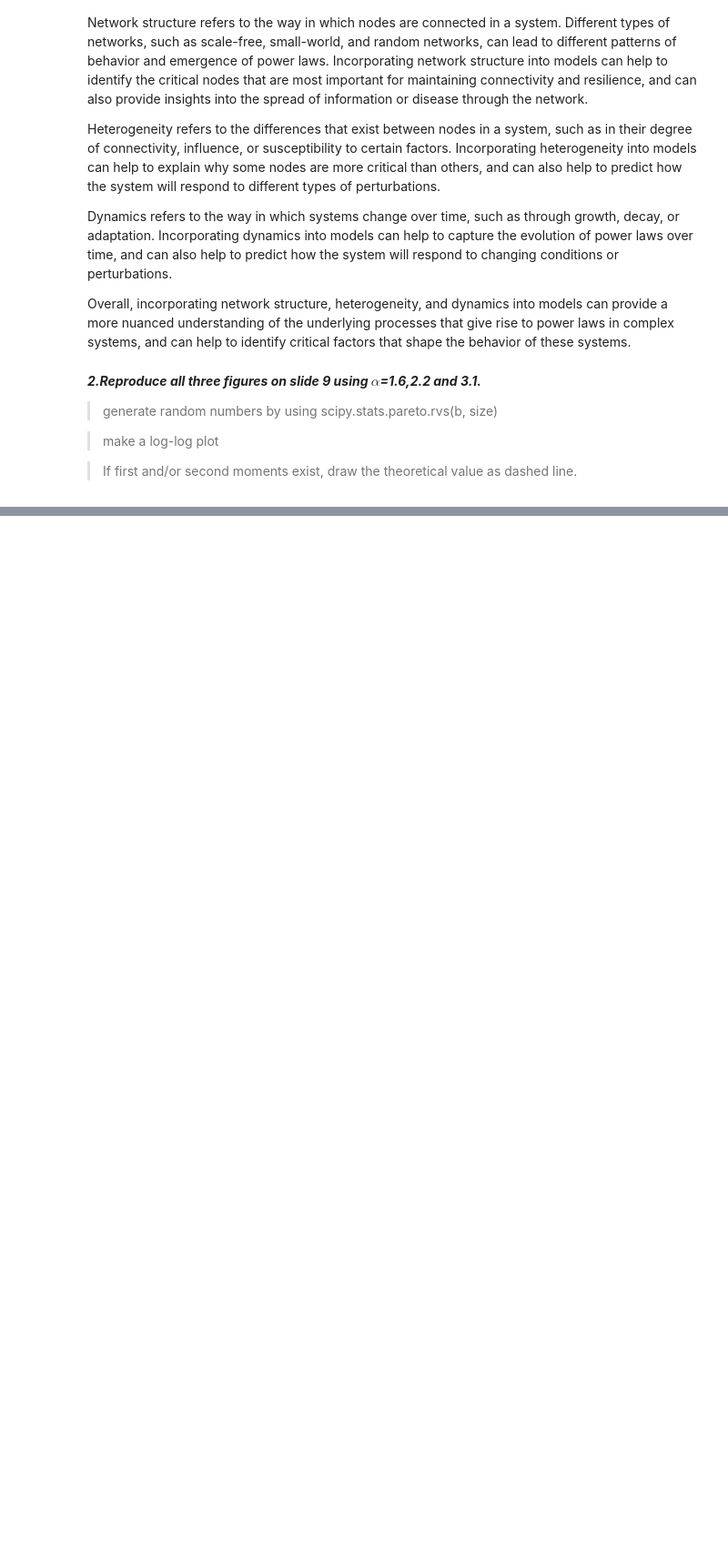
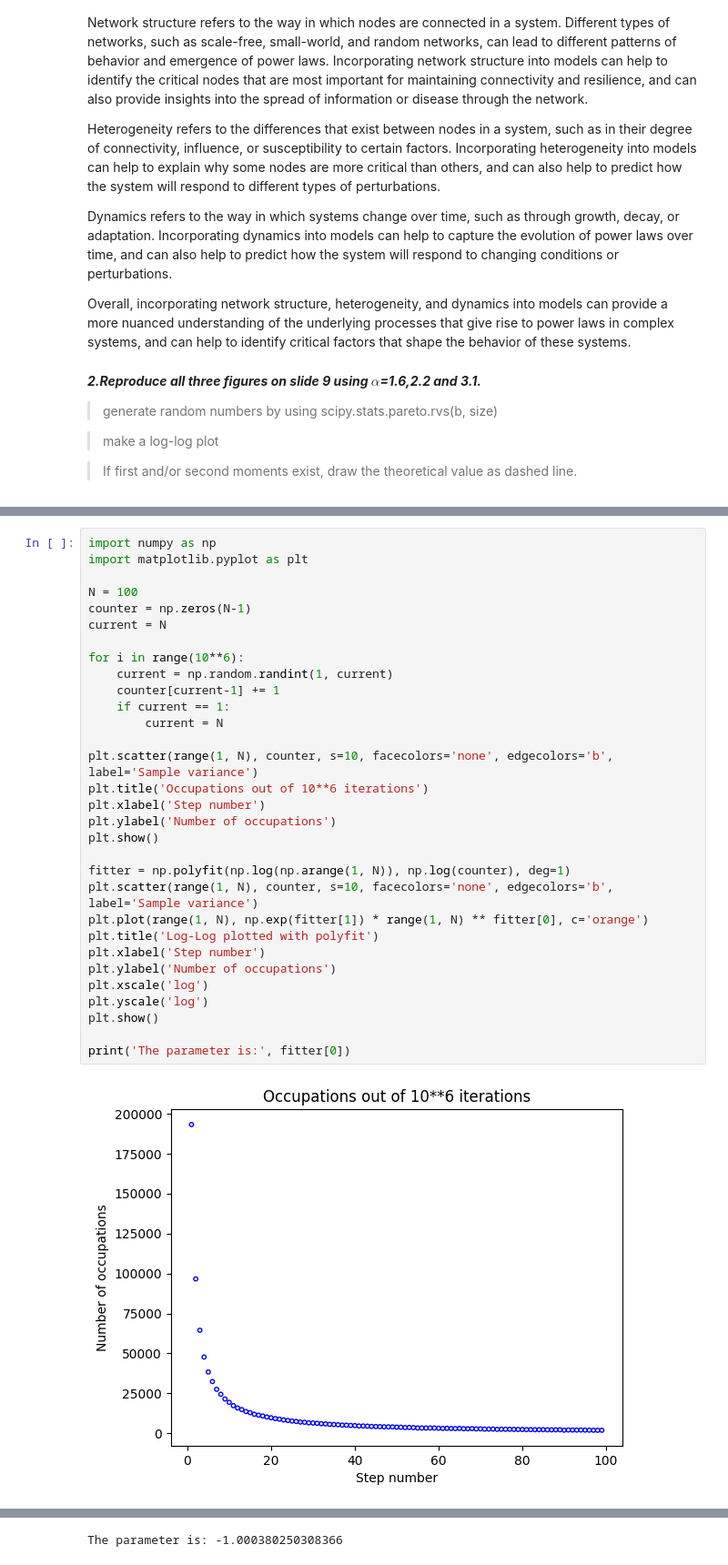
Before and after one commit to Davidkatom/ComputationalPhysics, a Jupyter notebook: Power_law.ipynb, the cells around one changed output, grey strips where cells are left out. Shown at 91% size. Drawn from its saved outputs; the diff is of its cells as text; blank space fills up the shorter version.

```diff
--- a/Power_law.ipynb
+++ b/Power_law.ipynb
@@ -334,0 +297,33 @@ Text(0, 0.5, '10^y')
+# %%
+import numpy as np
+import matplotlib.pyplot as plt
+
+N = 100
+counter = np.zeros(N-1)
+current = N
+
+for i in range(10**6):
+    current = np.random.randint(1, current)
+    counter[current-1] += 1
+    if current == 1:
+        current = N
+
+plt.scatter(range(1, N), counter, s=10, facecolors='none', edgecolors='b', label='Sample variance')
+plt.title('Occupations out of 10**6 iterations')
+plt.xlabel('Step number')
+plt.ylabel('Number of occupations')
+plt.show()
+
+fitter = np.polyfit(np.log(np.arange(1, N)), np.log(counter), deg=1)
+plt.scatter(range(1, N), counter, s=10, facecolors='none', edgecolors='b', label='Sample variance')
+plt.plot(range(1, N), np.exp(fitter[1]) * range(1, N) ** fitter[0], c='orange')
+plt.title('Log-Log plotted with polyfit')
+plt.xlabel('Step number')
+plt.ylabel('Number of occupations')
+plt.xscale('log')
+plt.yscale('log')
+plt.show()
+
+print('The parameter is:', fitter[0])
+# %% [output]
+[figure, added]
@@ -334,0 +331 @@ Text(0, 0.5, '10^y')
+The parameter is: -1.000380250308366
```
Also changed, not shown: parts of 8 cells of this notebook.
